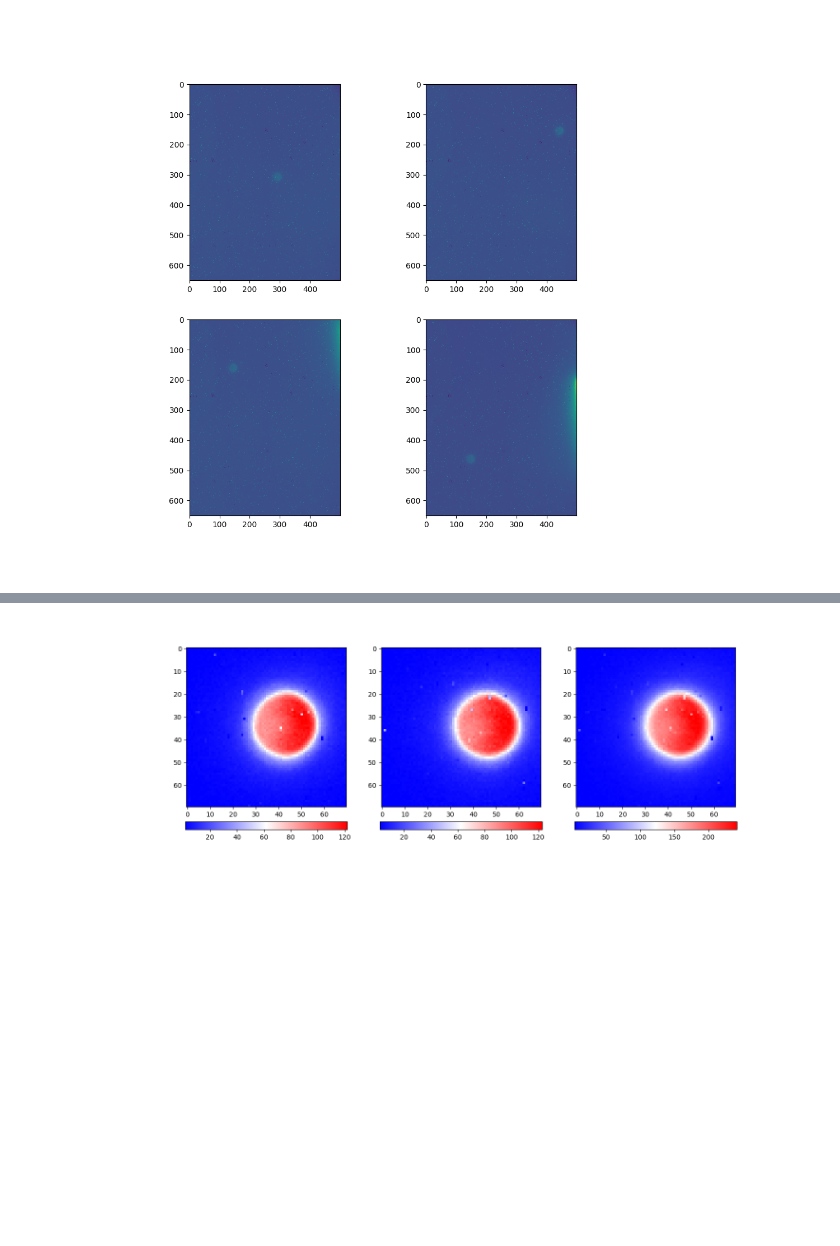
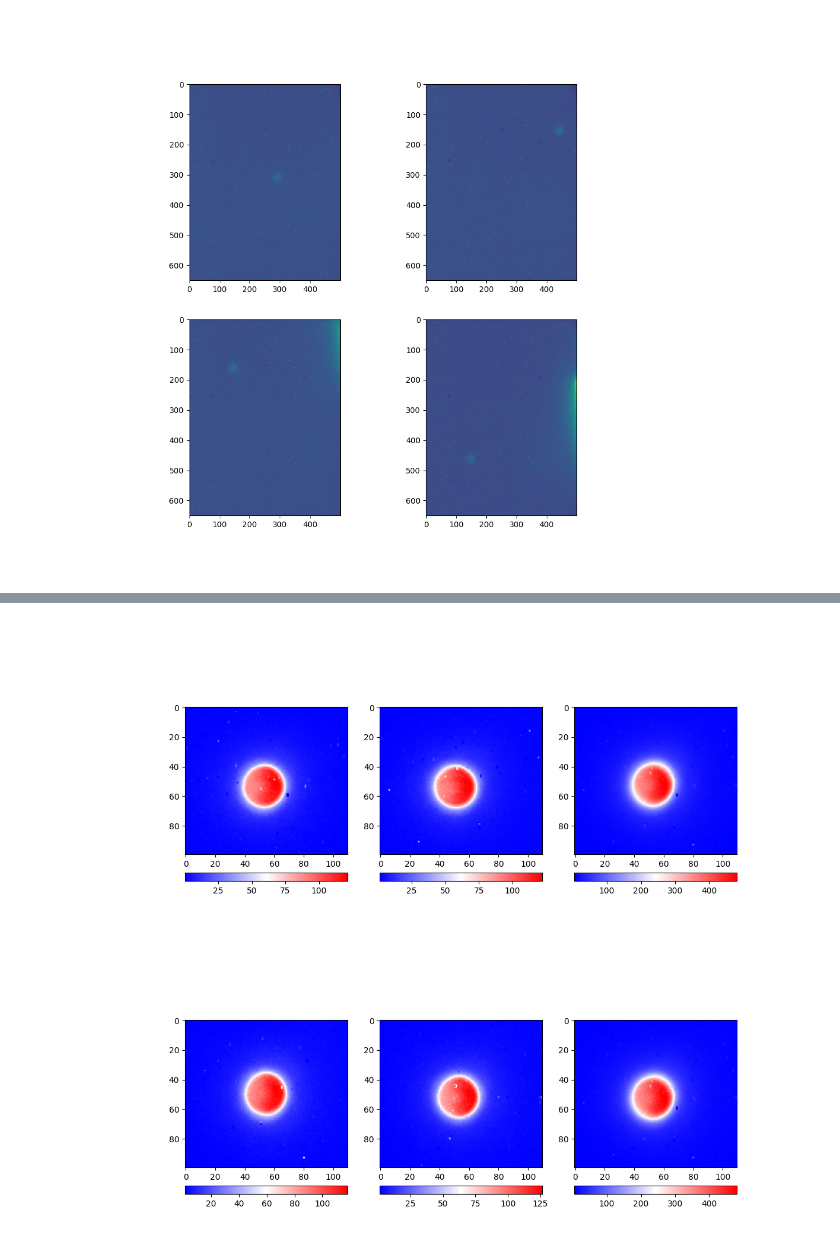
Before and after one commit to avi-patel1/ASTR257_2024, a Jupyter notebook: Project 3--Neptune AO/Titan_AO.ipynb, the cells around one changed output, grey strips where cells are left out. Saved outputs shown, nothing was run; the diff lists cells and outputs as text; code cells hidden in the pictures; blank space fills up the shorter version.

```diff
--- a/Project 3--Neptune AO/Titan_AO.ipynb
+++ b/Project 3--Neptune AO/Titan_AO.ipynb
@@ -98,3 +110,10 @@ dark_frames = hdu_lst[np.where([a == frame_lst for a in darks])[1]]
 titan_feII_frames = np.append(titan_feII_frames, hdu_lst[np.where(titanSky_feII == frame_lst)])
 titan_kch4_frames = np.append(titan_kch4_frames, hdu_lst[np.where(titanSky_k_ch4 == frame_lst)])
 titan_jch4_frames = np.append(titan_jch4_frames, hdu_lst[np.where(titanSky_j_ch4 == frame_lst)])
+# %%
+dark_exptimes = np.array([i.header['TRUITIME'] for i in dark_frames])
+dark_5 = dark_frames[np.where(dark_exptimes == 5.81916)]
+dark_7 = dark_frames[np.where(dark_exptimes == 7.27395)]
+dark_4 = dark_frames[np.where(dark_exptimes == 4.36437)]
+dark_60 = dark_frames[np.where(dark_exptimes == 59.64639)]
+dark_90 = dark_frames[np.where(dark_exptimes == 88.74219)]
@@ -132,9 +165,9 @@ def reduce_data2(dark, dome_flat, science, reg):
     # print(f"Exposure Times:\nDome Flat - {df_exptime}s\nDark - {dark_exptime}s\nScience - {sci_exptime}s\n")
     return sci_full
 # %%
-red_feII = reduce_data2(dark_frames, domeFlat_feII_frames, titan_feII_frames, reg)
-red_kch4 = reduce_data2(dark_frames, domeFlat_kch4_frames, titan_kch4_frames, reg)
-red_jch4 = reduce_data2(dark_frames, domeFlat_jch4_frames, titan_jch4_frames, reg)
+red_feII = reduce_data2(dark_frames, domeFlat_feII_frames, titan_feII_frames, reg,'Fe')
+red_kch4 = reduce_data2(dark_frames, domeFlat_kch4_frames, titan_kch4_frames, reg, 'K')
+red_jch4 = reduce_data2(dark_frames, domeFlat_jch4_frames, titan_jch4_frames, reg, 'J')
 # %%
 def plot_red(res):
     fig, ax = plt.subplots(3,2,figsize=(10,10))
@@ -150,6 +183,6 @@ plot_red(red_jch4)
 # %%
 def plot_ditherings(d1, d2, dsum):
-    fig, ax = plt.subplots(1,3,figsize=(15,5))
+    fig, ax = plt.subplots(1,3,figsize=(12,5))
     a = ax[0].imshow(d1,vmin=np.nanpercentile(d1,3),vmax=np.nanpercentile(d1,99.9),cmap='bwr')
     b = ax[1].imshow(d2,vmin=np.nanpercentile(d2,3),vmax=np.nanpercentile(d2,99.9),cmap='bwr')
     c = ax[2].imshow(dsum,vmin=np.nanpercentile(dsum,3),vmax=np.nanpercentile(dsum,99.9),cmap='bwr')
@@ -200,5 +254,32 @@ dither_feII = dither_feII_1 + dither_feII_2
+# %%
+dither_feII = red_feII[0] - np.median(np.stack([red_feII[3], red_feII[4]]),axis=0)
+dither_feII_2 = red_feII[3] - np.median(np.stack([red_feII[0], red_feII[4]]),axis=0)
+dither_feII_3 = red_feII[1][:,:210] - np.median(np.stack([red_feII[i][:,:210] for i in [0,2,3,4]]),axis=0)
+dither_feII_4 = red_feII[2][:,:210] - np.median(np.stack([red_feII[i][:,:210] for i in [0,1,3,4]]),axis=0)
+
+
+dreg_feII = [(80,180),(370,480)]
+dreg2_feII = [(380,480),(375,485)]
+dreg3_feII = [(90,190),(70,180)]
+dreg4_feII = [(390,490),(75,185)]
+
+
+dither_feII_1 = dither_feII[dreg_feII[0][0]:dreg_feII[0][1], dreg_feII[1][0]:dreg_feII[1][1]]
+dither_feII_2 = dither_feII_2[dreg2_feII[0][0]:dreg2_feII[0][1], dreg2_feII[1][0]:dreg2_feII[1][1]]
+dither_feII_3 = dither_feII_3[dreg3_feII[0][0]:dreg3_feII[0][1], dreg3_feII[1][0]:dreg3_feII[1][1]]
+dither_feII_4 = dither_feII_4[dreg4_feII[0][0]:dreg4_feII[0][1], dreg4_feII[1][0]:dreg4_feII[1][1]]
+
+dither_feII_1 = np.ma.masked_where((0 > dither_feII_1 ) | (dither_feII_1 > 1), dither_feII_1)
+dither_feII_2 = np.ma.masked_where((0 > dither_feII_2 ) | (dither_feII_2 > 1), dither_feII_2)
+dither_feII_3 = np.ma.masked_where((0 > dither_feII_3 ) | (dither_feII_3 > 1), dither_feII_3)
+dither_feII_4 = np.ma.masked_where((0 > dither_feII_4 ) | (dither_feII_4 > 1), dither_feII_4)
+
+
+dither_feII = dither_feII_1.data + dither_feII_2.data + dither_feII_3.data + dither_feII_4.data
 # %%
 
-plot_ditherings(dither_feII_1, dither_feII_2, dither_feII)
+plot_ditherings(dither_feII_1.data, dither_feII_2.data, dither_feII)
+plot_ditherings(dither_feII_3.data, dither_feII_4.data, dither_feII)
 # %% [output]
-[figure, old version]
+[figure, new version]
+[figure, added]
```
Also changed, not shown: parts of 18 cells of this notebook, 4 other files.
